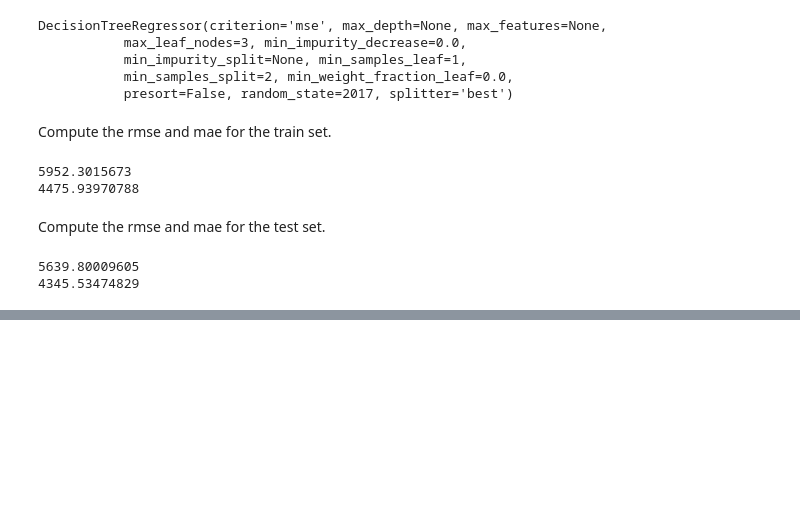
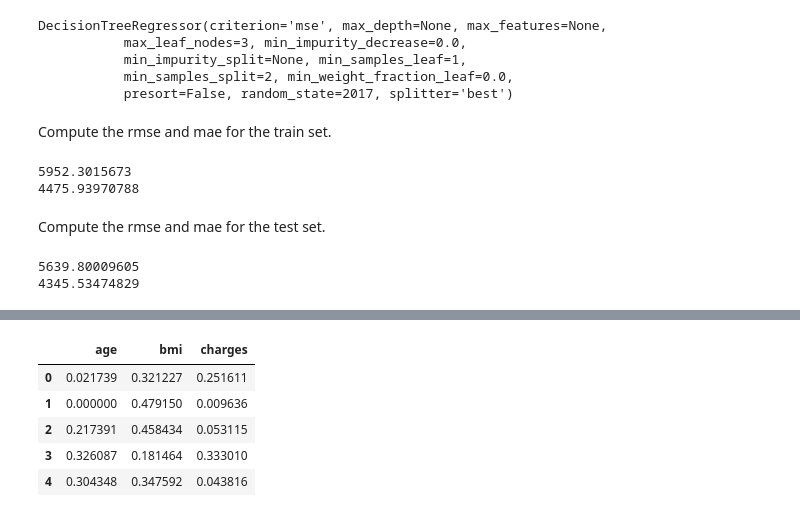
Before and after one commit to DavorJ/MLwithPython, a Jupyter notebook: excercises/03. Regression - Solution.ipynb, the cells around one changed output, grey strips where cells are left out. Drawn from its saved outputs; the diff is of its cells as text; code cells hidden in the pictures; blank space fills up the shorter version.

```diff
--- a/excercises/03. Regression - Solution.ipynb
+++ b/excercises/03. Regression - Solution.ipynb
@@ -183,0 +393,9 @@ print(met.mean_absolute_error(y_true=y_test, y_pred=yhat_tree_test))
+# %%
+sample[['age', 'bmi', 'charges']].apply(norm_minmax, axis = 'index', raw = True).head()
+# %% [output]
+|  | age | bmi | charges |
+| 0 | 0.021739 | 0.321227 | 0.251611 |
+| 1 | 0.000000 | 0.479150 | 0.009636 |
+| 2 | 0.217391 | 0.458434 | 0.053115 |
+| 3 | 0.326087 | 0.181464 | 0.333010 |
+| 4 | 0.304348 | 0.347592 | 0.043816 |
```
Also changed, not shown: parts of 59 cells of this notebook.
